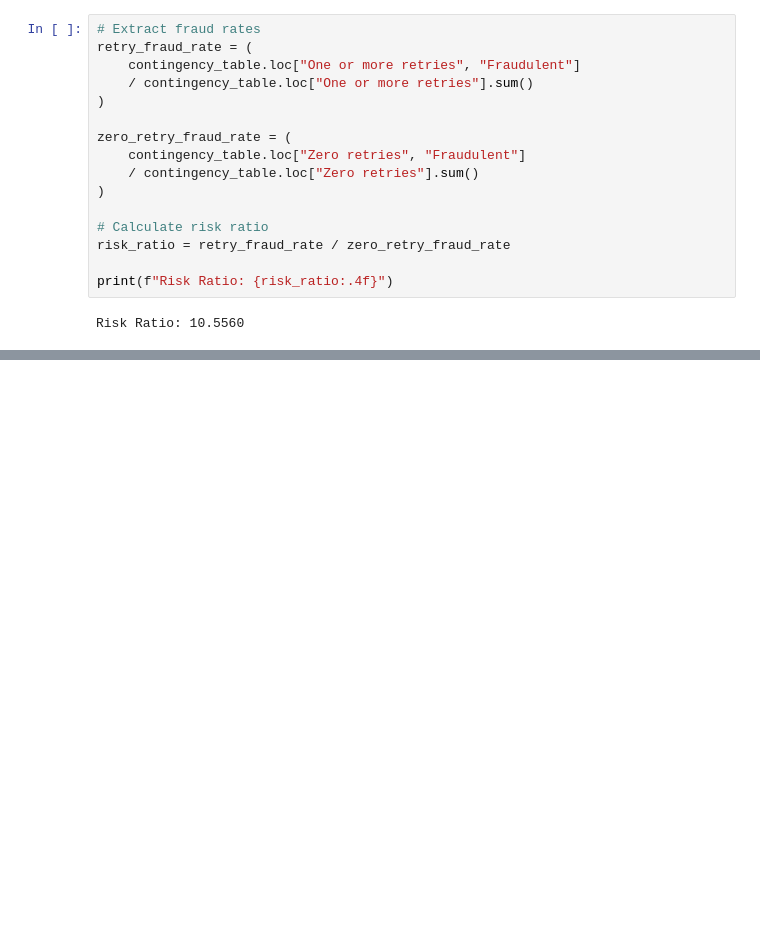
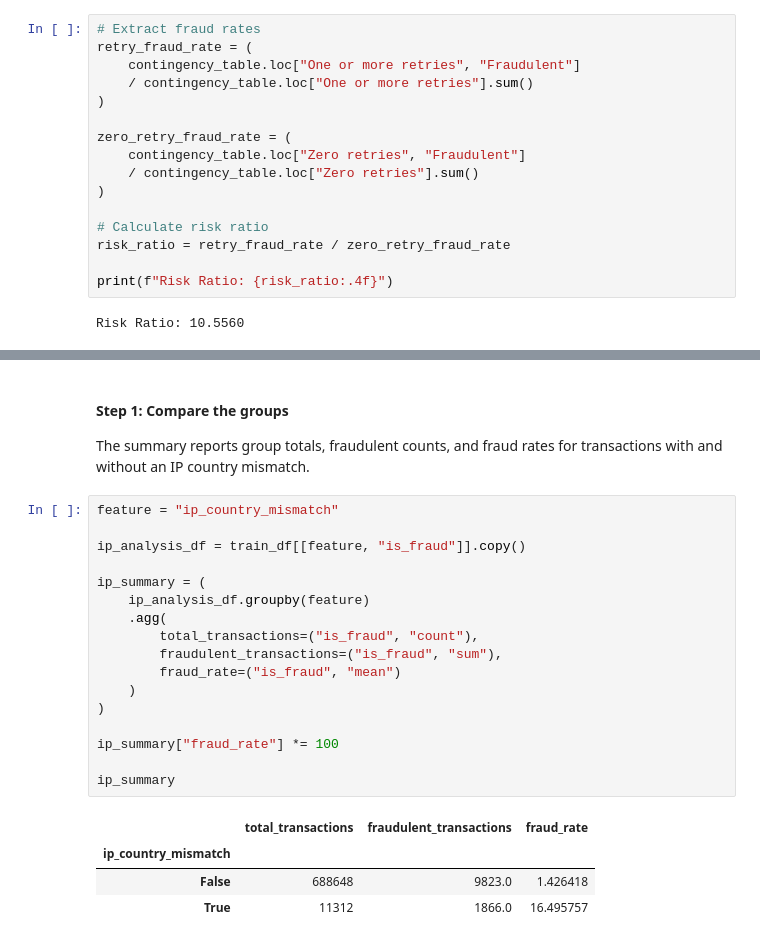
Before and after one commit to PravinMaleya/credit-card-fraud-detection, a Jupyter notebook: notebooks/02_statistical_analysis.ipynb, the cells around one changed output, grey strips where cells are left out. Drawn from its saved outputs; the diff is of its cells as text; blank space fills up the shorter version.

```diff
--- a/notebooks/02_statistical_analysis.ipynb
+++ b/notebooks/02_statistical_analysis.ipynb
@@ -178,0 +433,26 @@ Risk Ratio: 10.5560
+# %% [markdown]
+#### Step 1: Compare the groups
+
+The summary reports group totals, fraudulent counts, and fraud rates for transactions with and without an IP country mismatch.
+# %%
+feature = "ip_country_mismatch"
+
+ip_analysis_df = train_df[[feature, "is_fraud"]].copy()
+
+ip_summary = (
+    ip_analysis_df.groupby(feature)
+    .agg(
+        total_transactions=("is_fraud", "count"),
+        fraudulent_transactions=("is_fraud", "sum"),
+        fraud_rate=("is_fraud", "mean")
+    )
+)
+
+ip_summary["fraud_rate"] *= 100
+
+ip_summary
+# %% [output]
+|  | total_transactions | fraudulent_transactions | fraud_rate |
+| ip_country_mismatch |  |  |  |
+| False | 688648 | 9823.0 | 1.426418 |
+| True | 11312 | 1866.0 | 16.495757 |
```
Also changed, not shown: parts of 50 cells of this notebook, 1 other file.
